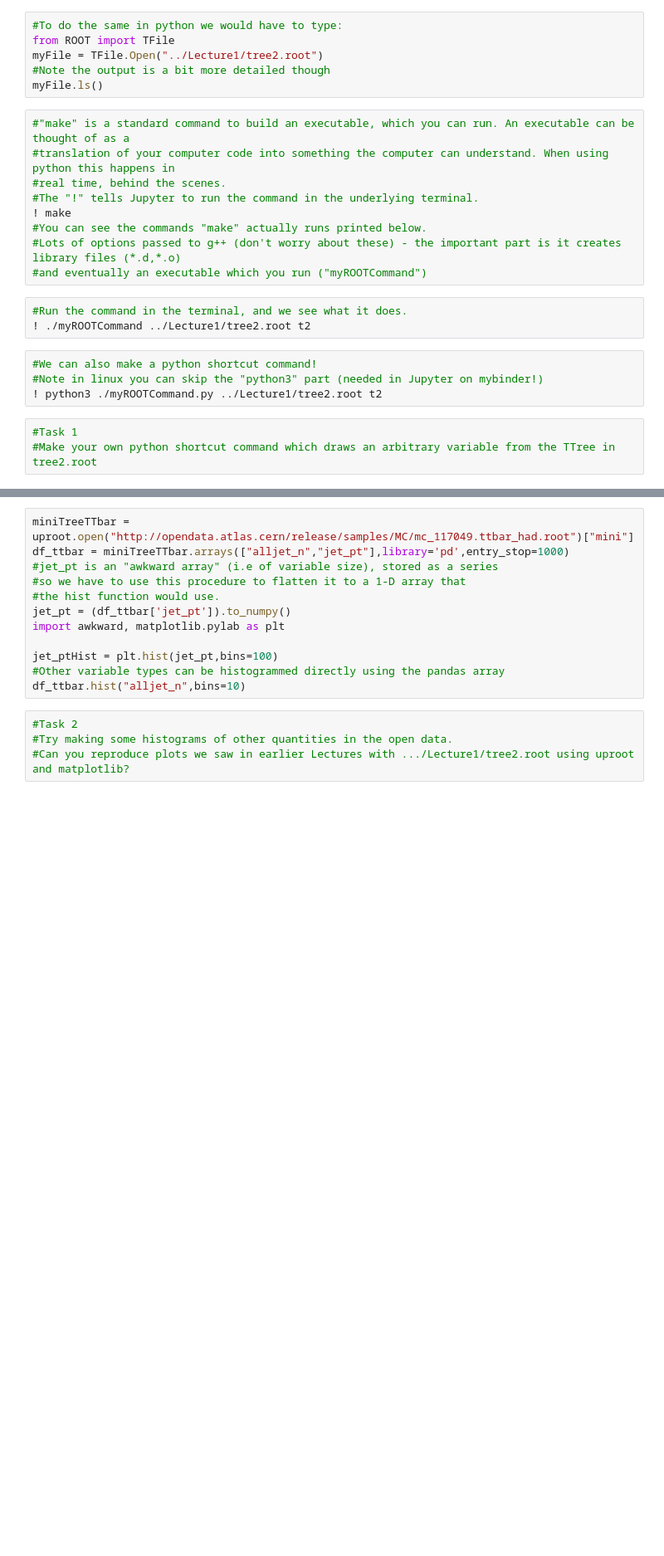
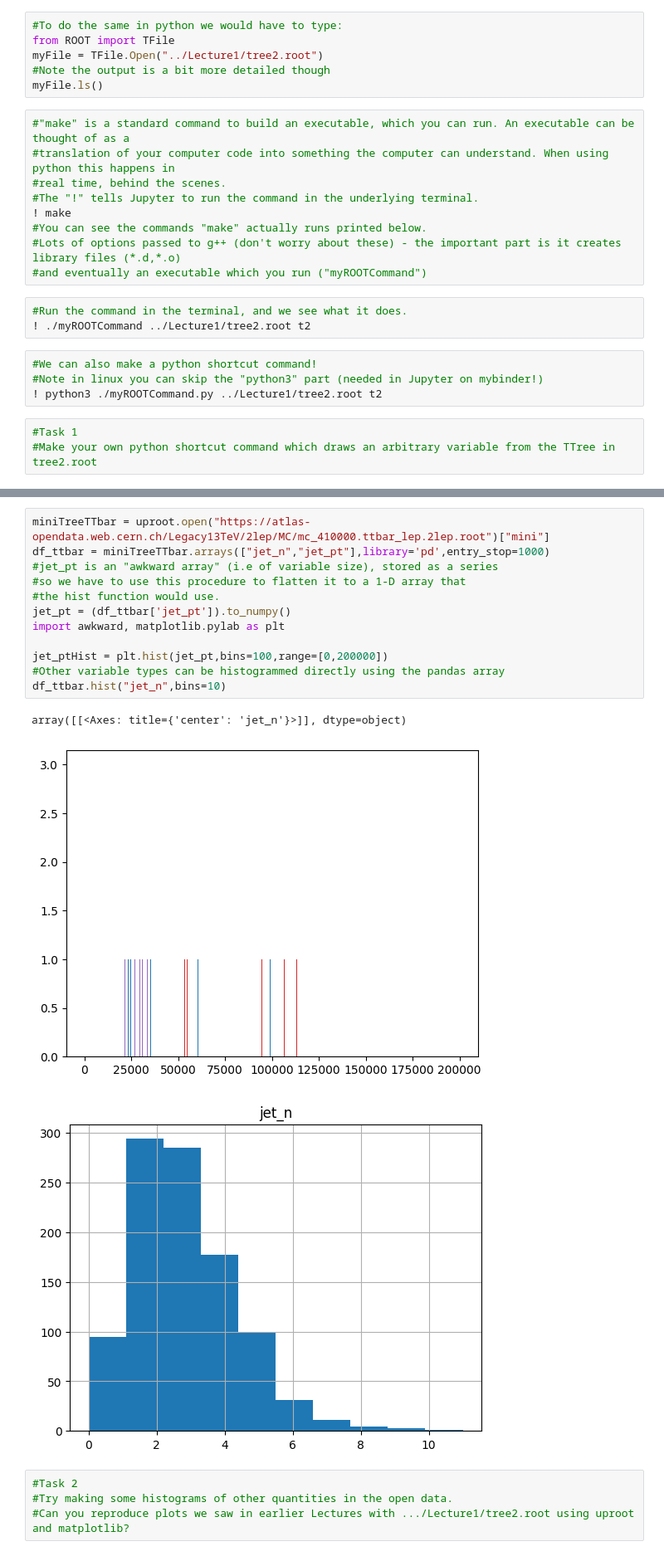
Before and after one commit to shefmarkh/ROOTSheffieldTeachingMaterial2020, a Jupyter notebook: Lecture4/Lecture4.ipynb, the cells around one changed output, grey strips where cells are left out. Shown: that part at 83% size. Cells and saved outputs as stored; diff of their text form; blank space fills up the shorter version.

```diff
--- a/Lecture4/Lecture4.ipynb
+++ b/Lecture4/Lecture4.ipynb
@@ -51,15 +86,19 @@ df_Zmumu.hist("alljet_n")
 # %%
-miniTreeTTbar = uproot.open("http://opendata.atlas.cern/release/samples/MC/mc_117049.ttbar_had.root")["mini"]
-df_ttbar = miniTreeTTbar.arrays(["alljet_n","jet_pt"],library='pd',entry_stop=1000)
+miniTreeTTbar = uproot.open("https://atlas-opendata.web.cern.ch/Legacy13TeV/2lep/MC/mc_410000.ttbar_lep.2lep.root")["mini"]
+df_ttbar = miniTreeTTbar.arrays(["jet_n","jet_pt"],library='pd',entry_stop=1000)
 #jet_pt is an "awkward array" (i.e of variable size), stored as a series
 #so we have to use this procedure to flatten it to a 1-D array that
 #the hist function would use.
 jet_pt = (df_ttbar['jet_pt']).to_numpy()
 import awkward, matplotlib.pylab as plt
 
-jet_ptHist = plt.hist(jet_pt,bins=100)
+jet_ptHist = plt.hist(jet_pt,bins=100,range=[0,200000])
 #Other variable types can be histogrammed directly using the pandas array
-df_ttbar.hist("alljet_n",bins=10)
+df_ttbar.hist("jet_n",bins=10)
+# %% [output]
+array([[<Axes: title={'center': 'jet_n'}>]], dtype=object)
+[figure, added]
+[figure, added]
 # %%
 #Task 2
 #Try making some histograms of other quantities in the open data.
```
Also changed, not shown: parts of 24 cells of this notebook.
